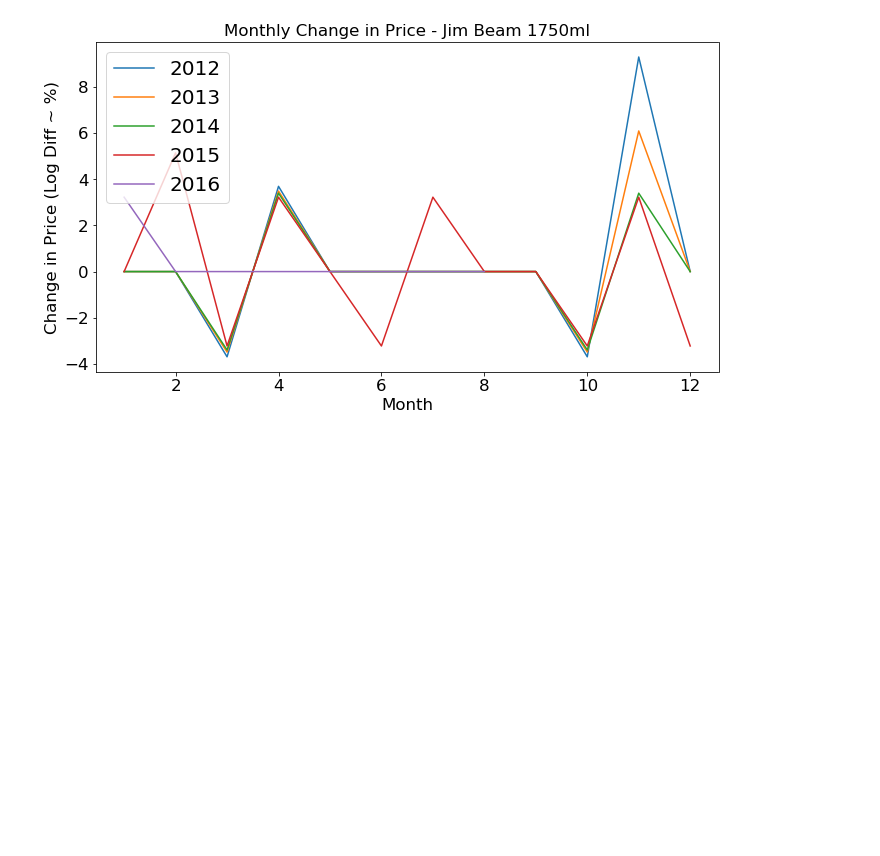
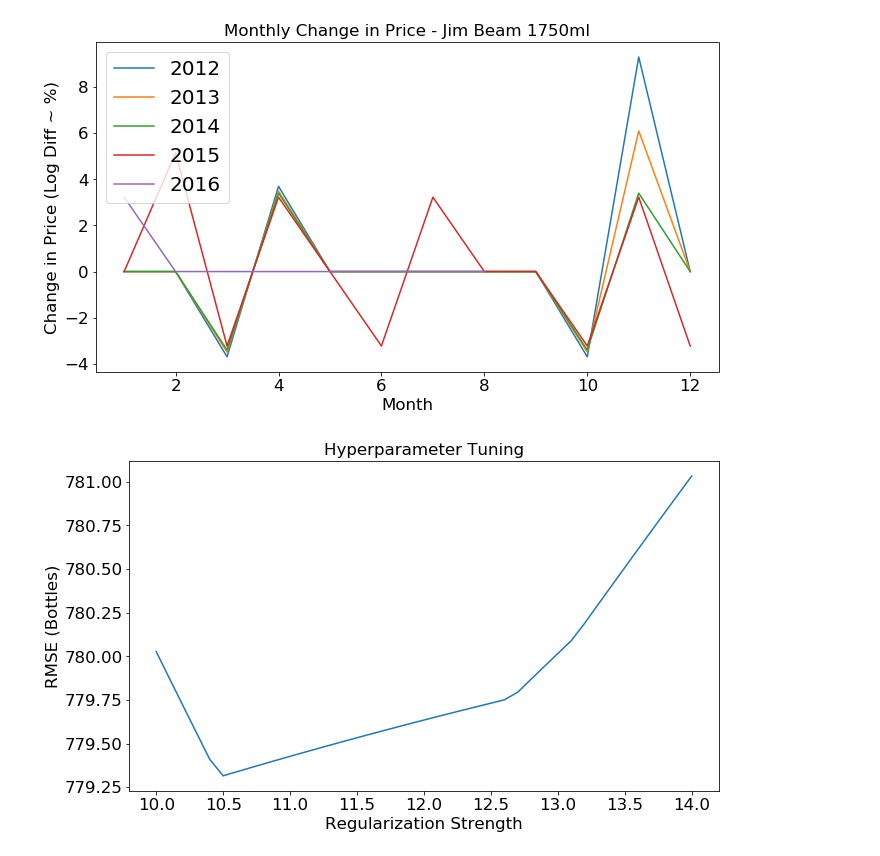
Before and after one commit to bulentarslan/drink-worthy-data, a Jupyter notebook: drink-worthy-data.ipynb, the cells around one changed output. Cells and saved outputs as stored; diff of their text form; code cells hidden in the pictures; blank space fills up the shorter version.

```diff
--- a/drink-worthy-data.ipynb
+++ b/drink-worthy-data.ipynb
@@ -223,0 +285,26 @@ fig.savefig('./img/monthly_change_in_price.png')
+# %%
+one_hot_encoder = OneHotEncoder(sparse=False)
+one_hot_encoder.fit(np.matrix(df['Month'].dt.month).transpose())
+X = one_hot_encoder.transform(np.matrix(df['Month'].dt.month).transpose())
+X = np.append(X, np.matrix(df['LogPrice']).transpose(), axis=1)
+y = np.matrix(df['LogDemand']).transpose()
+# %%
+alphas = []
+rmse_means = []
+for i in range(0,41):
+    alpha = 10 + i * 0.1
+    alphas.append(alpha)
+    ridge_regression = Ridge(alpha=alpha)
+    betas, errors, predictions = loocv(X, y, model=ridge_regression)
+    RMSEs = errors[:,1]
+    rmse_means.append(RMSEs.mean())
+# %%
+fig, ax = plt.subplots(1, 1, sharex=True, figsize=(10, 6))
+ax.plot(np.array(alphas), np.array(rmse_means));
+ax.set_title('Hyperparameter Tuning')
+ax.set_ylabel('RMSE (Bottles)')
+ax.set_xlabel('Regularization Strength')
+fig.tight_layout()
+fig.savefig('./img/hyperparameter_tuning.png')
+# %% [output]
+[figure, added]
```
Also changed, not shown: parts of 5 cells of this notebook, 4 other files.
